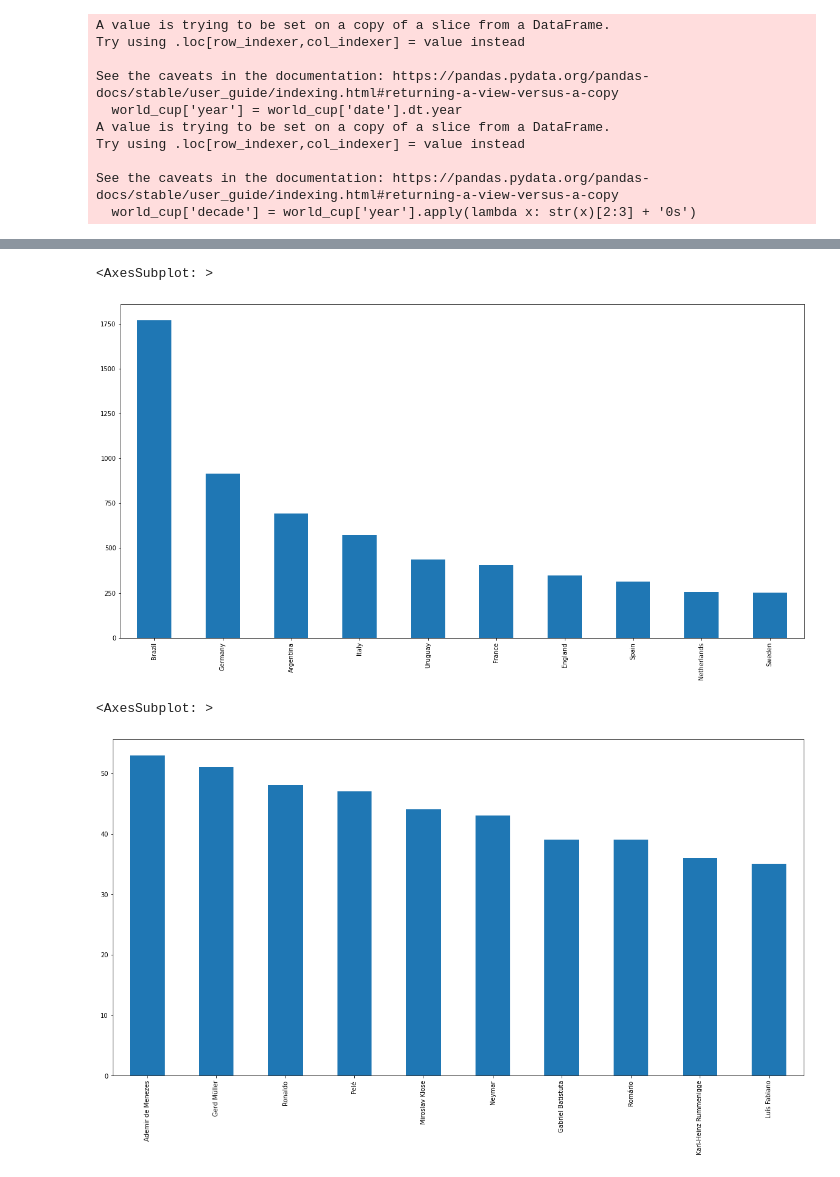
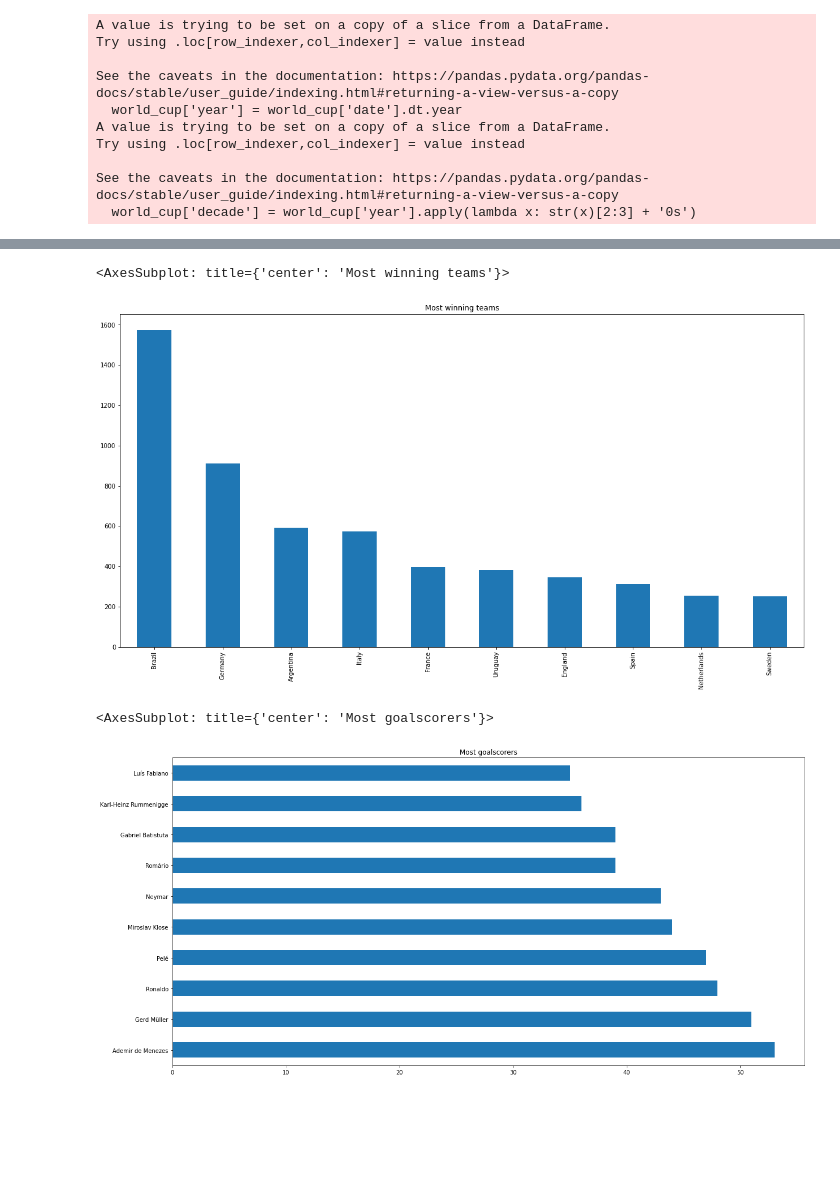
Before and after one commit to felipereis150/world_cup, a Jupyter notebook: EDA.ipynb, the cells around one changed output, grey strips where cells are left out. Saved outputs shown, nothing was run; the diff lists cells and outputs as text; code cells hidden in the pictures; blank space fills up the shorter version.

```diff
--- a/EDA.ipynb
+++ b/EDA.ipynb
@@ -19,10 +16,12 @@ futebol_df = results.merge(shootouts, on=['home_team', 'away_team'], how='left')
 futebol_df = futebol_df.merge(goalscoers, on=['home_team', 'away_team'], how='left')
 futebol_df = futebol_df.merge(conf_names, left_on='country', right_on='country', how='left')
 # %%
-# filter only world cup
+# cleaning the data
+
 world_cup = futebol_df[futebol_df['tournament'] == 'FIFA World Cup']
 world_cup['year'] = world_cup['date'].dt.year
 world_cup['decade'] = world_cup['year'].apply(lambda x: str(x)[2:3] + '0s')
+world_cup = world_cup[world_cup['year'] > 1930]
 world_cup.reset_index(inplace=True)
 # %% [output]
 A value is trying to be set on a copy of a slice from a DataFrame.
@@ -57,0 +37,9 @@ dtype: int64
+# %%
+# removing duplicates
+cities.drop_duplicates(subset=['city_ascii'], inplace=True)
+# %%
+# merging the data
+
+world_cup = world_cup.merge(cities[['city', 'lat', 'lng']], left_on='city', right_on='city', how='left')
+world_cup = world_cup.drop(columns=['index', 'date_x', 'neutral', 'date_y', 'own_goal', 'minute', 'penalty'])
+world_cup.rename(columns={'acronysm': 'conf', 'lng': 'lon'}, inplace=True)
@@ -66,4 +71,0 @@ See the caveats in the documentation: https://pandas.pydata.org/pandas-docs/stab
-# %%
-# deleting uneeded columns and rows
-world_cup.drop(columns=['index', 'date_x', 'home_team', 'away_team', 'home_score', 'away_score', 'neutral', 'date_y'], inplace=True)
-word_cup = world_cup.dropna()
@@ -96,14 +161,14 @@ world_cup['acronysm'].groupby(world_cup['decade']).value_counts().unstack().plot
 # %%
 # most winning team
-world_cup['winner'].value_counts().head(10).plot(kind='bar', figsize=(20, 10))
+world_cup['winner'].value_counts().head(10).plot(kind='bar', figsize=(20, 10), title= 'Most winning teams')
 # %% [output]
-<AxesSubplot: >
+<AxesSubplot: title={'center': 'Most winning teams'}>
-[figure, old version]
+[figure, new version]
 # %%
 # best scorer
-world_cup['scorer'].value_counts().head(10).plot(kind='bar', figsize=(20, 10))
+world_cup['scorer'].value_counts().head(10).plot(kind='barh', figsize=(20, 10), title= 'Most goalscorers')
 # %% [output]
-<AxesSubplot: >
+<AxesSubplot: title={'center': 'Most goalscorers'}>
-[figure, old version]
+[figure, new version]
 # %%
 # matches per country
```
Also changed, not shown: parts of 20 cells of this notebook, 2 other files.
